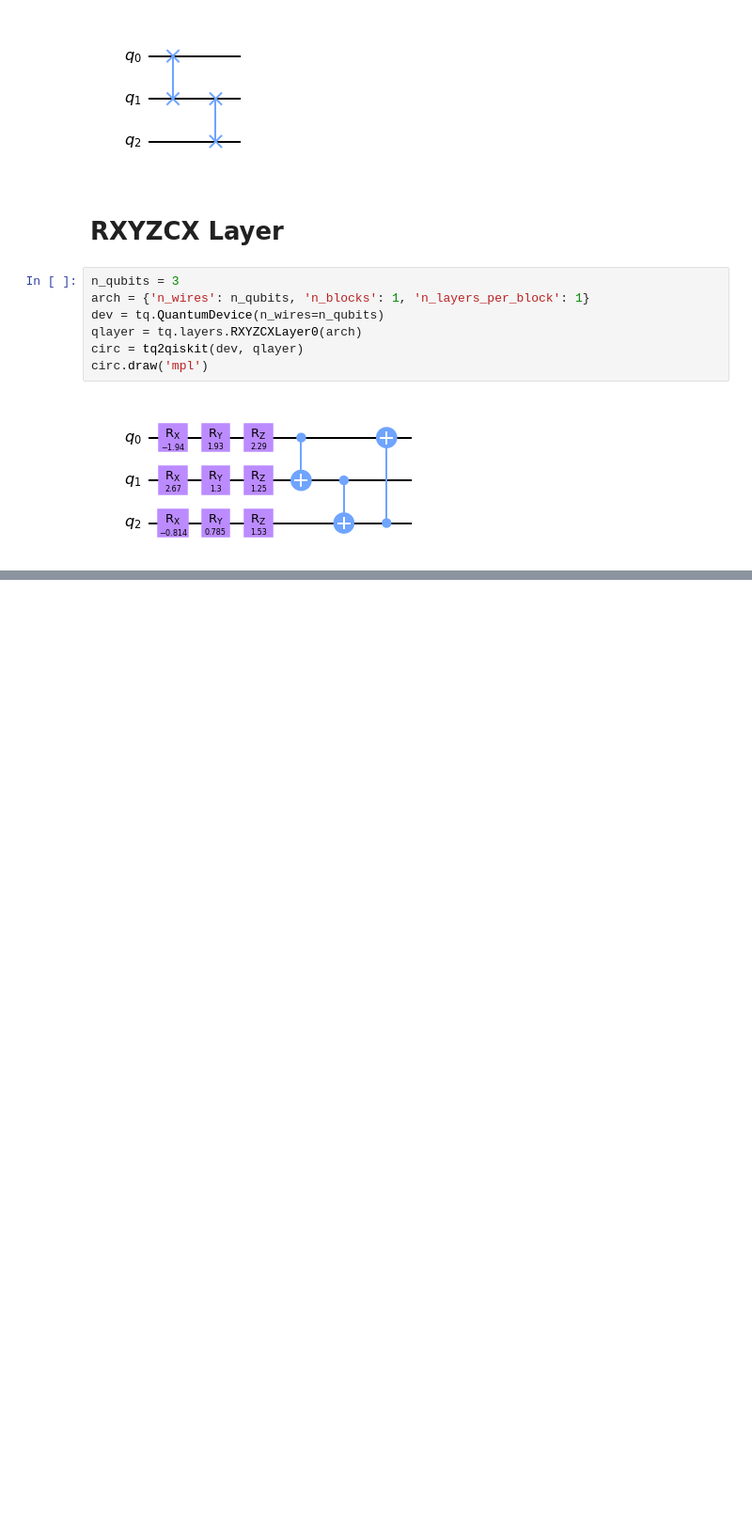
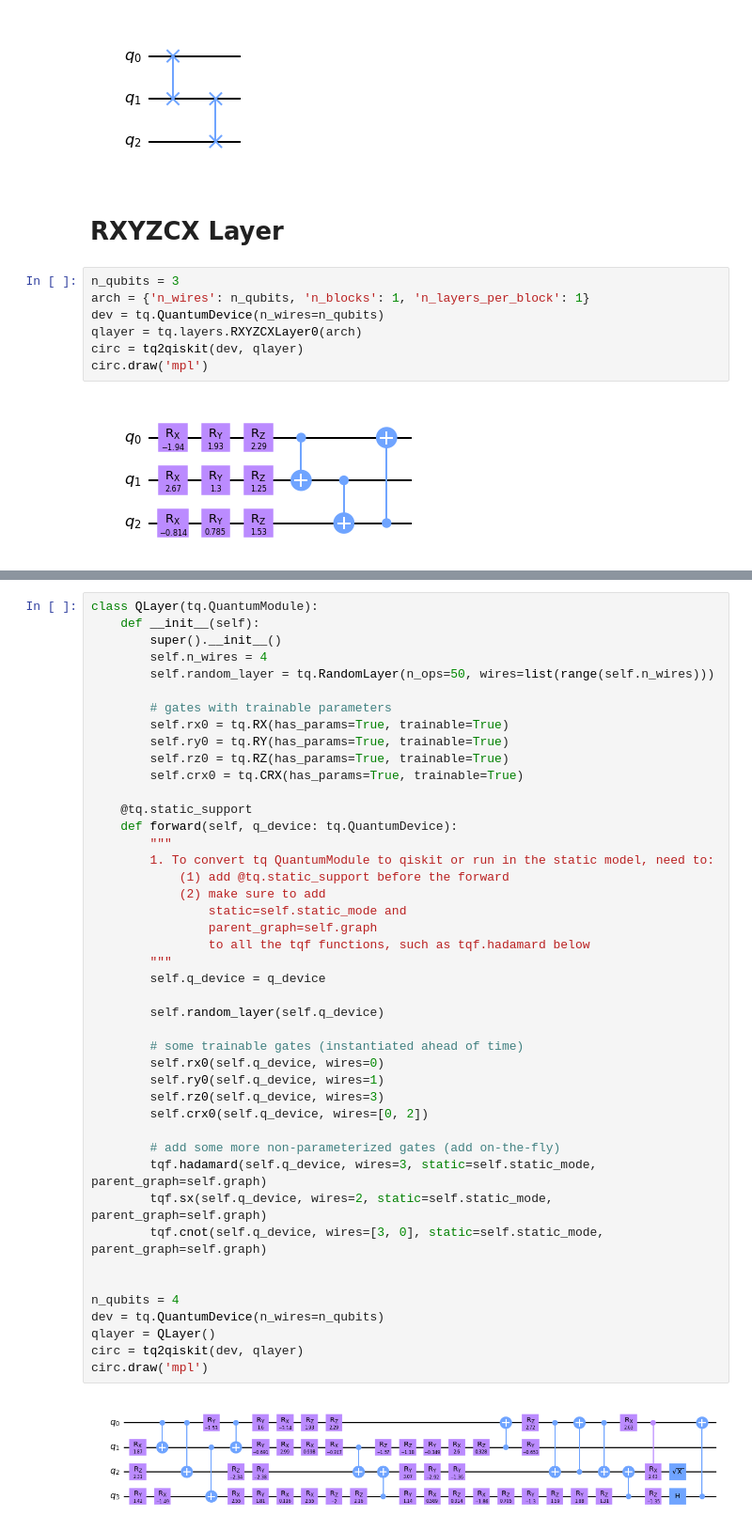
Before and after one commit to caitaozhan/testing, a Jupyter notebook: quantum/torchquantum/quantum_neural_layers.ipynb, the cells around one changed output, grey strips where cells are left out. Shown: that part at 94% size. Saved outputs shown, nothing was run; the diff lists cells and outputs as text; blank space fills up the shorter version.

Commit message:
update quantum neural networks

```diff
--- a/quantum/torchquantum/quantum_neural_layers.ipynb
+++ b/quantum/torchquantum/quantum_neural_layers.ipynb
@@ -293,0 +297,46 @@ circ.draw('mpl')
+# %%
+class QLayer(tq.QuantumModule):
+    def __init__(self):
+        super().__init__()
+        self.n_wires = 4
+        self.random_layer = tq.RandomLayer(n_ops=50, wires=list(range(self.n_wires)))
+
+        # gates with trainable parameters
+        self.rx0 = tq.RX(has_params=True, trainable=True)
+        self.ry0 = tq.RY(has_params=True, trainable=True)
+        self.rz0 = tq.RZ(has_params=True, trainable=True)
+        self.crx0 = tq.CRX(has_params=True, trainable=True)
+
+    @tq.static_support
+    def forward(self, q_device: tq.QuantumDevice):
+        """
+        1. To convert tq QuantumModule to qiskit or run in the static model, need to:
+            (1) add @tq.static_support before the forward
+            (2) make sure to add
+                static=self.static_mode and
+                parent_graph=self.graph
+                to all the tqf functions, such as tqf.hadamard below
+        """
+        self.q_device = q_device
+
+        self.random_layer(self.q_device)
+
+        # some trainable gates (instantiated ahead of time)
+        self.rx0(self.q_device, wires=0)
+        self.ry0(self.q_device, wires=1)
+        self.rz0(self.q_device, wires=3)
+        self.crx0(self.q_device, wires=[0, 2])
+
+        # add some more non-parameterized gates (add on-the-fly)
+        tqf.hadamard(self.q_device, wires=3, static=self.static_mode, parent_graph=self.graph)
+        tqf.sx(self.q_device, wires=2, static=self.static_mode, parent_graph=self.graph)
+        tqf.cnot(self.q_device, wires=[3, 0], static=self.static_mode, parent_graph=self.graph)
+
+
+n_qubits = 4
+dev = tq.QuantumDevice(n_wires=n_qubits)
+qlayer = QLayer()
+circ = tq2qiskit(dev, qlayer)
+circ.draw('mpl')
+# %% [output]
+[figure, added]
```
Also changed, not shown: parts of 2 cells of this notebook, 4 other files.
